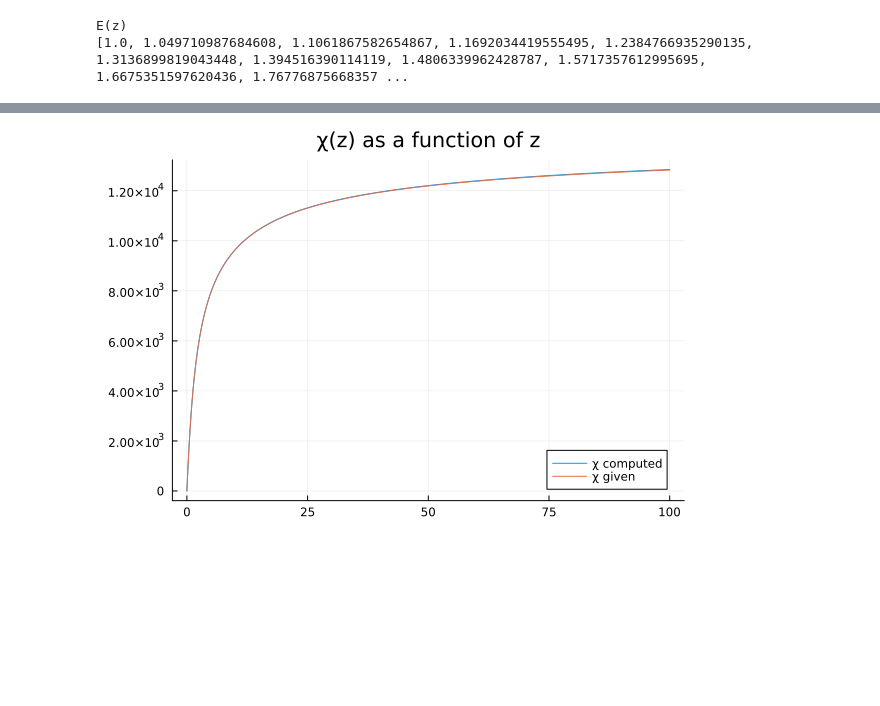
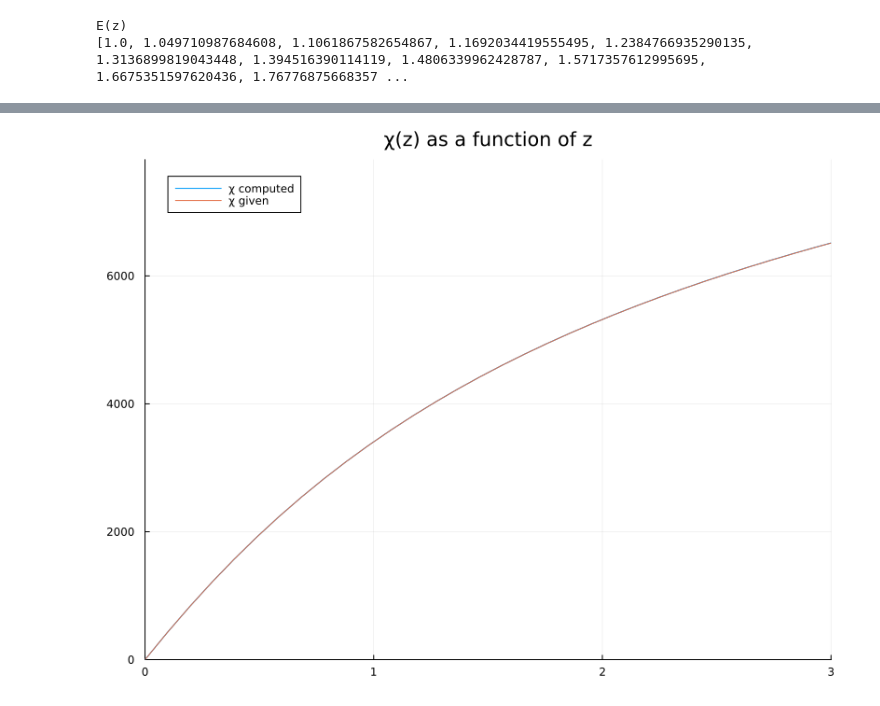
Before and after one commit to anvi-git/3D_Angular_Power_Spectrum, a Jupyter notebook: beyond_BLAST.ipynb, the cells around one changed output, grey strips where cells are left out. Saved outputs shown, nothing was run; the diff lists cells and outputs as text; code cells hidden in the pictures; blank space fills up the shorter version.

```diff
--- a/beyond_BLAST.ipynb
+++ b/beyond_BLAST.ipynb
@@ -80,5 +68,15 @@ chi_computed = Blast.compute_χ.(z_b, Ref(cosmo))
 # %%
-plot(z_b, chi_computed, label="χ computed", title = "chi(z) as a function of z")
-plot!(z_b, χ_b, label="χ given", title = "χ(z) as a function of z")
+chi_computed = Blast.compute_χ.(z_b, Ref(cosmo))
+x_lim = 3.0
+plot(z_b, chi_computed, label="χ computed", title = "chi(z) as a function of z",
+xlims=(0, x_lim),
+ylims=(0,(Blast.compute_χ(x_lim, cosmo))*1.2),
+size=(800, 600),
+legend=:topleft)
+plot!(z_b, χ_b, label="χ given", title = "χ(z) as a function of z",
+xlims=(0, x_lim),
+ylims=(0,(Blast.compute_χ(x_lim, cosmo))*1.2),
+size=(800, 600),
+legend=:topleft)
 # %% [output]
-[figure, old version]
+[figure, new version]
```
Also changed, not shown: parts of 2 cells of this notebook.
